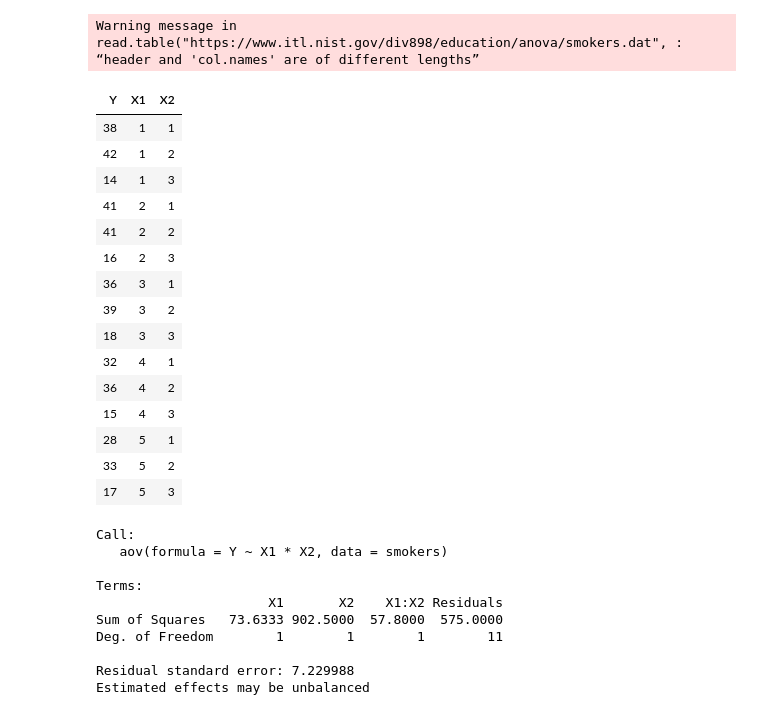
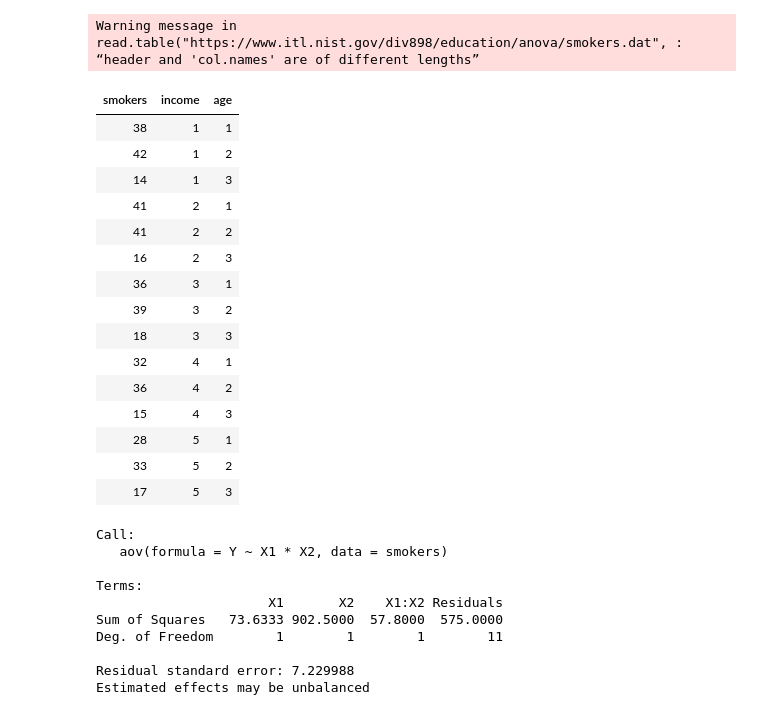
Before and after one commit to antonpetkoff/design-of-experiments, a Jupyter notebook: notebooks/smokers.ipynb, the cells around one changed output. Drawn from its saved outputs; the diff is of its cells as text; code cells hidden in the pictures.

Commit message:
Save data

```diff
--- a/notebooks/smokers.ipynb
+++ b/notebooks/smokers.ipynb
@@ -1,12 +1,16 @@
 # %%
 # load data
 smokers = read.table('https://www.itl.nist.gov/div898/education/anova/smokers.dat',
                      header=TRUE, skip=24, col.names = c('Y', 'X1', 'X2'))
-smokers
+
+smokers.df = data.frame(smokers = smokers$Y, income = smokers$X1, age = smokers$X2)
+write.csv(smokers.df, file = '../data/smokers.csv', row.names = FALSE)
+smokers.df = read.csv('../data/smokers.csv')
+smokers.df
 # %% [output]
 Warning message in read.table("https://www.itl.nist.gov/div898/education/anova/smokers.dat", :
 “header and 'col.names' are of different lengths”
-| Y | X1 | X2 |
+| smokers | income | age |
 | 38 | 1 | 1 |
 | 42 | 1 | 2 |
 | 14 | 1 | 3 |
```
Also changed, not shown: 1 other file.
